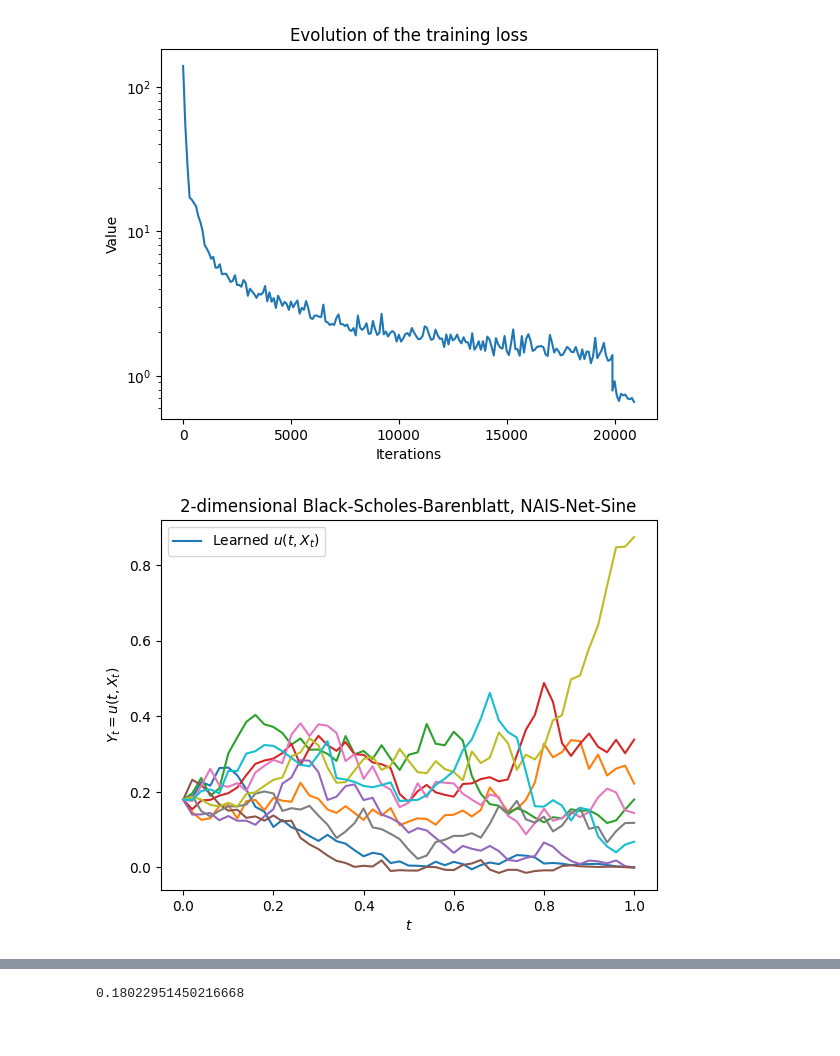
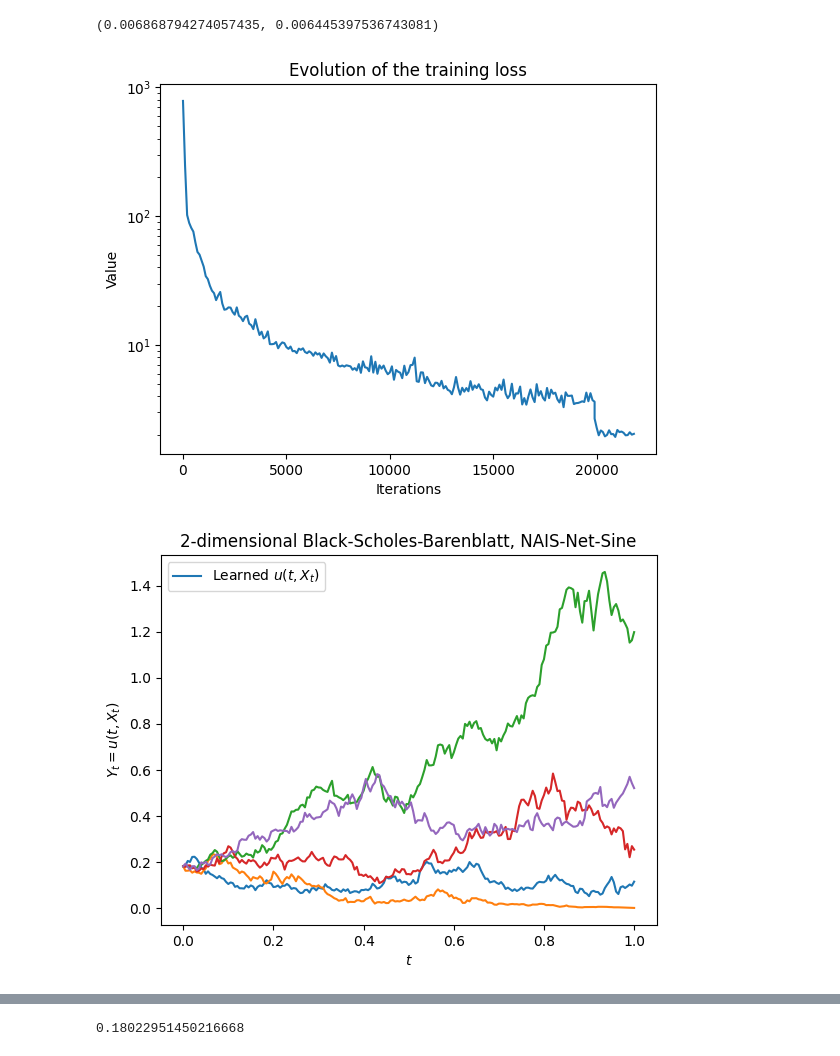
Before and after one commit to Aadhithya-06/Final-Year-Project, a Jupyter notebook: CallOption.ipynb, the cells around one changed output, grey strips where cells are left out. Saved outputs shown, nothing was run; the diff lists cells and outputs as text; code cells hidden in the pictures.

```diff
--- a/CallOption.ipynb
+++ b/CallOption.ipynb
@@ -12,8 +12,8 @@ import torch
 import matplotlib.pyplot as plt
 import time
 
-M = 8192  # number of trajectories (batch size)
-N = 50  # number of time snapshots
+M = 512  # number of trajectories (batch size)
+N = 200  # number of time snapshots
 D = 2 # number of dimensions
 Mm = N ** (1/5)
 
@@ -35,5 +31,0 @@ lr = 1e-5
-# %%
-tot = time.time()
-print(model.device)
-graph = model.train(n_iter, lr)
-print("total time:", time.time() - tot, "s")
@@ -54,2 +32,2 @@ total time: 191.83544850349426 s
 # %%
-model.load_model("models/CallOption4.pth")
+model.load_model("models/CallOption.pth")
@@ -66,3 +42,13 @@ if type(X_pred).__module__ != 'numpy':
     X_pred = X_pred.cpu().detach().numpy()
 if type(Y_pred).__module__ != 'numpy':
     Y_pred = Y_pred.cpu().detach().numpy()
+
+for i in range(15):
+    t_test_i, W_test_i = model.fetch_minibatch()
+    X_pred_i, Y_pred_i = model.predict(Xi, t_test_i, W_test_i)
+    if type(X_pred_i).__module__ != 'numpy':
+        X_pred_i = X_pred_i.cpu().detach().numpy()
+    if type(Y_pred_i).__module__ != 'numpy':
+        Y_pred_i = Y_pred_i.cpu().detach().numpy()
+    X_pred = np.concatenate((X_pred, X_pred_i), axis=0)
+    Y_pred = np.concatenate((Y_pred, Y_pred_i), axis=0)
@@ -144,0 +97,5 @@ Y_test = Y_test1 + Y_test2
+# %%
+errors = np.abs(Y_test - Y_pred[:500,:,0])
+errors.mean(), errors.std()
+# %% [output]
+(0.006868794274057435, 0.006445397536743081)
@@ -145,23 +104,23 @@ Y_test = Y_test1 + Y_test2
 # %%
 plt.figure()
 plt.plot(graph[0], graph[1])
 plt.xlabel('Iterations')
 plt.ylabel('Value')
 plt.yscale("log")
 plt.title('Evolution of the training loss')
-samples = 10
+samples = 5
 plt.figure()
 plt.plot(t_test[0:1, :, 0].T, Y_pred[0:1, :, 0].T, label='Learned $u(t,X_t)$')
 
 plt.plot(t_test[1:samples, :, 0].T, Y_pred[1:samples, :, 0].T)
 
 plt.xlabel('$t$')
 plt.ylabel('$Y_t = u(t,X_t)$')
 plt.title(str(D) + '-dimensional Black-Scholes-Barenblatt, ' + model.mode + "-" + model.activation)
 plt.legend()
 
 plt.show()
 # %% [output]
-[figure, old version]
+[figure, new version]
-[figure, old version]
+[figure, new version]
 # %%
```
Also changed, not shown: parts of 19 cells of this notebook, 10 other files.
